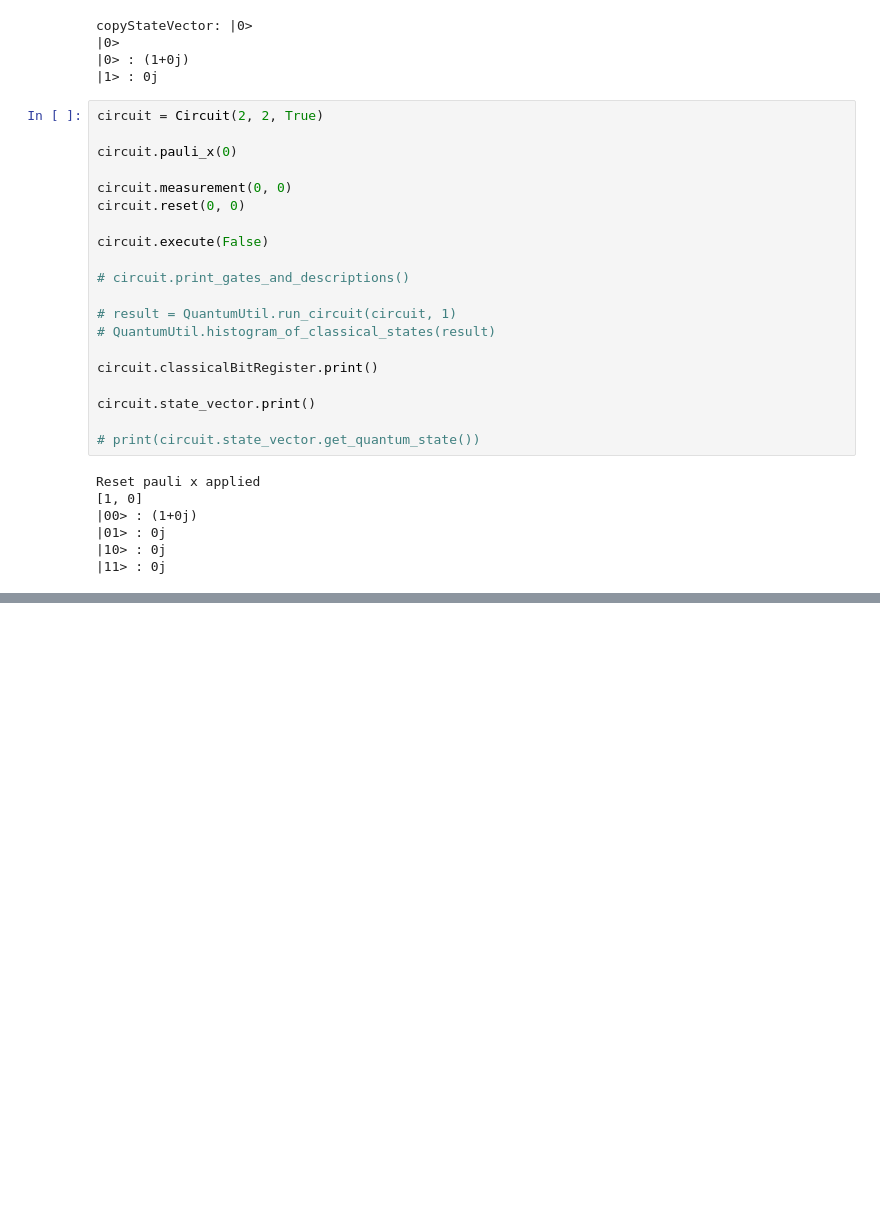
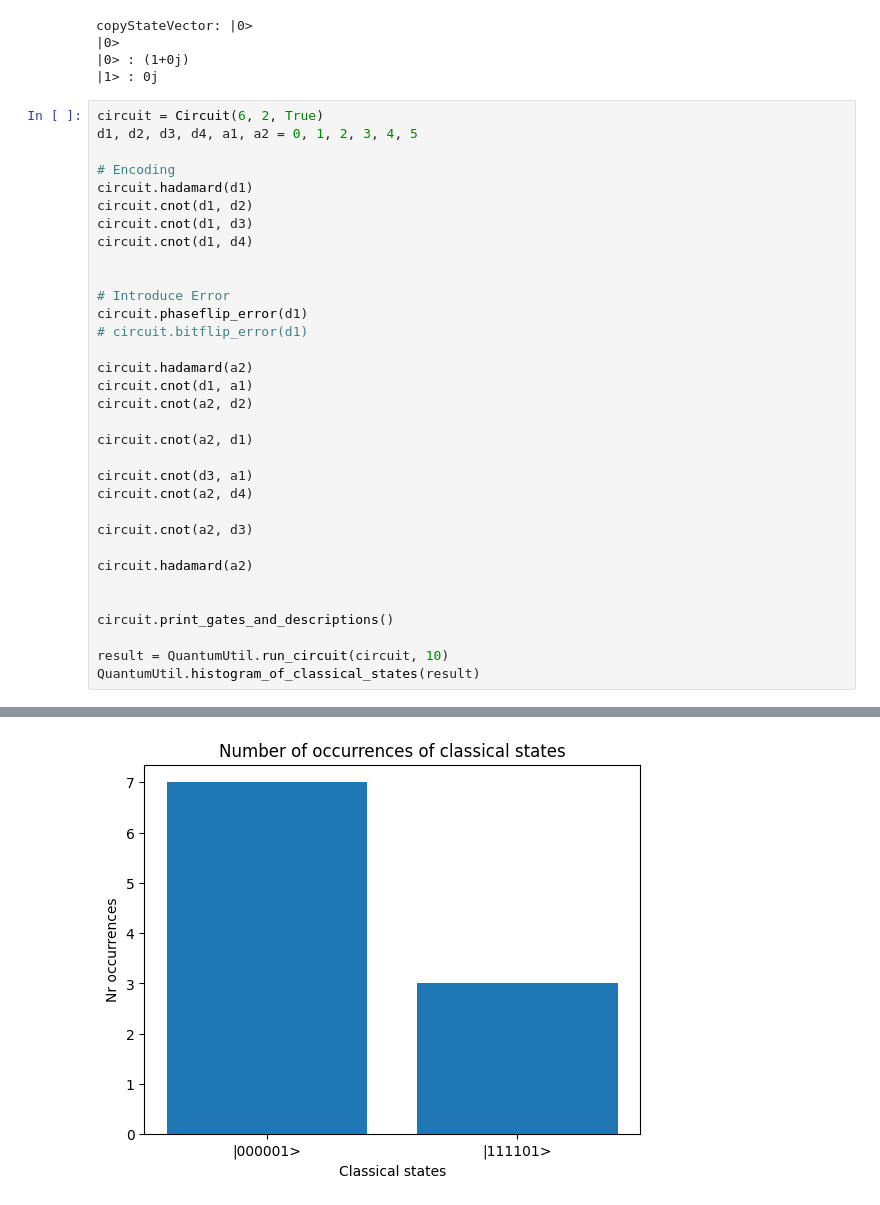
Before and after one commit to Mitch36/QuantumSim-QEC, a Jupyter notebook: QuantumSimSurfaceCodesNotes.ipynb, the cells around one changed output, grey strips where cells are left out. Drawn from its saved outputs; the diff is of its cells as text; blank space fills up the shorter version.

```diff
--- a/QuantumSimSurfaceCodesNotes.ipynb
+++ b/QuantumSimSurfaceCodesNotes.ipynb
@@ -450,30 +450,37 @@ copyStateVector: |0>
 |0>
 |0> : (1+0j)
 |1> : 0j
-# %%
-circuit = Circuit(2, 2, True)
-
-circuit.pauli_x(0)
-
-circuit.measurement(0, 0)
-circuit.reset(0, 0)
-
-circuit.execute(False)
-
-# circuit.print_gates_and_descriptions()
-
-# result = QuantumUtil.run_circuit(circuit, 1)
-# QuantumUtil.histogram_of_classical_states(result)
-
-circuit.classicalBitRegister.print()
-
-circuit.state_vector.print()
-
-# print(circuit.state_vector.get_quantum_state())
-# %% [output]
-Reset pauli x applied
-[1, 0]
-|00> : (1+0j)
-|01> : 0j
-|10> : 0j
-|11> : 0j
+# %%
+circuit = Circuit(6, 2, True)
+d1, d2, d3, d4, a1, a2 = 0, 1, 2, 3, 4, 5
+
+# Encoding
+circuit.hadamard(d1)
+circuit.cnot(d1, d2)
+circuit.cnot(d1, d3)
+circuit.cnot(d1, d4)
+
+
+# Introduce Error
+circuit.phaseflip_error(d1)
+# circuit.bitflip_error(d1)
+
+circuit.hadamard(a2)
+circuit.cnot(d1, a1)
+circuit.cnot(a2, d2)
+
+circuit.cnot(a2, d1)
+
+circuit.cnot(d3, a1)
+circuit.cnot(a2, d4)
+
+circuit.cnot(a2, d3)
+
+circuit.hadamard(a2)
+
+
+circuit.print_gates_and_descriptions()
+
+result = QuantumUtil.run_circuit(circuit, 10)
+QuantumUtil.histogram_of_classical_states(result)
+# %% [output]
@@ -479,0 +517 @@ Reset pauli x applied
+[figure, added]
```
Also changed, not shown: parts of 1 cell of this notebook, 3 other files.
